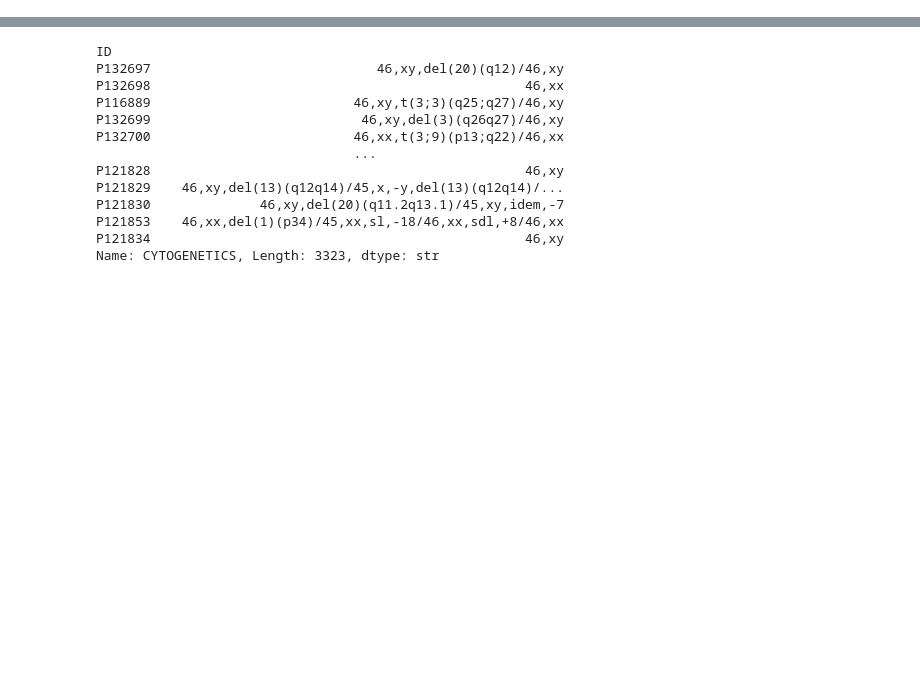
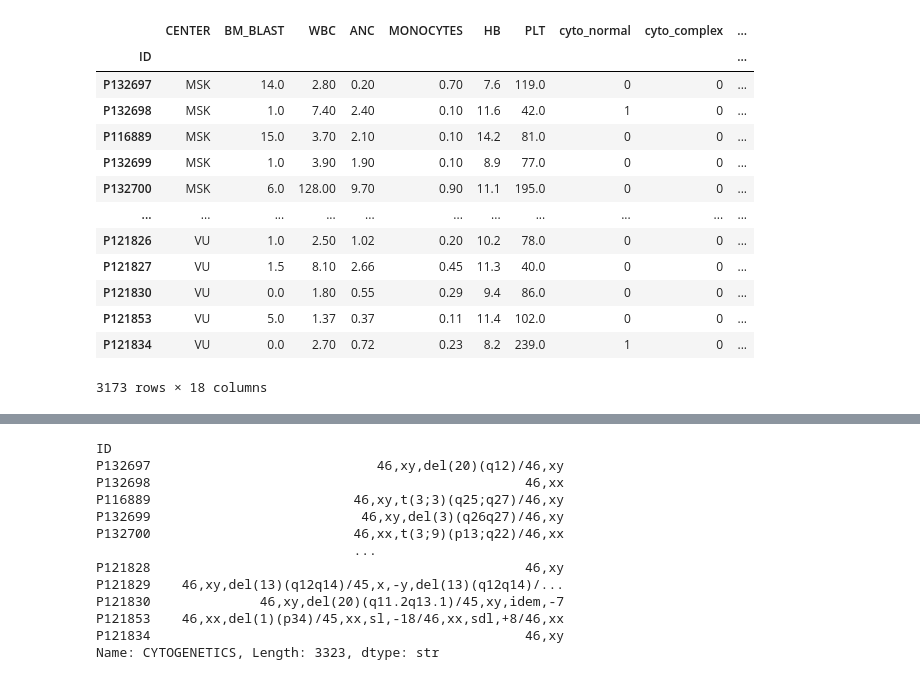
Before and after one commit to od121212/Leukemia-Survival-Rate, a Jupyter notebook: Sandbox.ipynb, the cells around one changed output, grey strips where cells are left out. Cells and saved outputs as stored; diff of their text form; code cells hidden in the pictures; blank space fills up the shorter version.

Commit message:
Pipeline test

```diff
--- a/Sandbox.ipynb
+++ b/Sandbox.ipynb
@@ -6,0 +8,13 @@ from DataManagement import DataViewer
+# %%
+# Load data
+df = pd.read_csv("./X_train/clinical_train.csv", index_col=0)
+maf_df = pd.read_csv("./X_train/molecular_train.csv", index_col=0)
+target_df = pd.read_csv("./target_train.csv", index_col=0)
+
+# Build and fit pipeline
+data_handler = DefaultDataHandler(df, maf_df, target_df)
+pipeline_builder = DefaultPipeline(data_handler)
+pipeline = pipeline_builder.build_pipeline()
+pipeline
+# # Fit the pipeline
+# pipeline.fit(data_handler.df, data_handler.y)
@@ -6,0 +39,17 @@ from DataManagement import DataViewer
+# %%
+data_handler.df
+# %% [output]
+|  | CENTER | BM_BLAST | WBC | ANC | MONOCYTES | HB | PLT | cyto_normal | cyto_complex | ... |
+| ID |  |  |  |  |  |  |  |  |  | ... |
+| P132697 | MSK | 14.0 | 2.80 | 0.20 | 0.70 | 7.6 | 119.0 | 0 | 0 | ... |
+| P132698 | MSK | 1.0 | 7.40 | 2.40 | 0.10 | 11.6 | 42.0 | 1 | 0 | ... |
+| P116889 | MSK | 15.0 | 3.70 | 2.10 | 0.10 | 14.2 | 81.0 | 0 | 0 | ... |
+| P132699 | MSK | 1.0 | 3.90 | 1.90 | 0.10 | 8.9 | 77.0 | 0 | 0 | ... |
+| P132700 | MSK | 6.0 | 128.00 | 9.70 | 0.90 | 11.1 | 195.0 | 0 | 0 | ... |
+| ... | ... | ... | ... | ... | ... | ... | ... | ... | ... | ... |
+| P121826 | VU | 1.0 | 2.50 | 1.02 | 0.20 | 10.2 | 78.0 | 0 | 0 | ... |
+| P121827 | VU | 1.5 | 8.10 | 2.66 | 0.45 | 11.3 | 40.0 | 0 | 0 | ... |
+| P121830 | VU | 0.0 | 1.80 | 0.55 | 0.29 | 9.4 | 86.0 | 0 | 0 | ... |
+| P121853 | VU | 5.0 | 1.37 | 0.37 | 0.11 | 11.4 | 102.0 | 0 | 0 | ... |
+| P121834 | VU | 0.0 | 2.70 | 0.72 | 0.23 | 8.2 | 239.0 | 1 | 0 | ... |
+3173 rows × 18 columns
```
Also changed, not shown: parts of 8 cells of this notebook, 2 other files.
